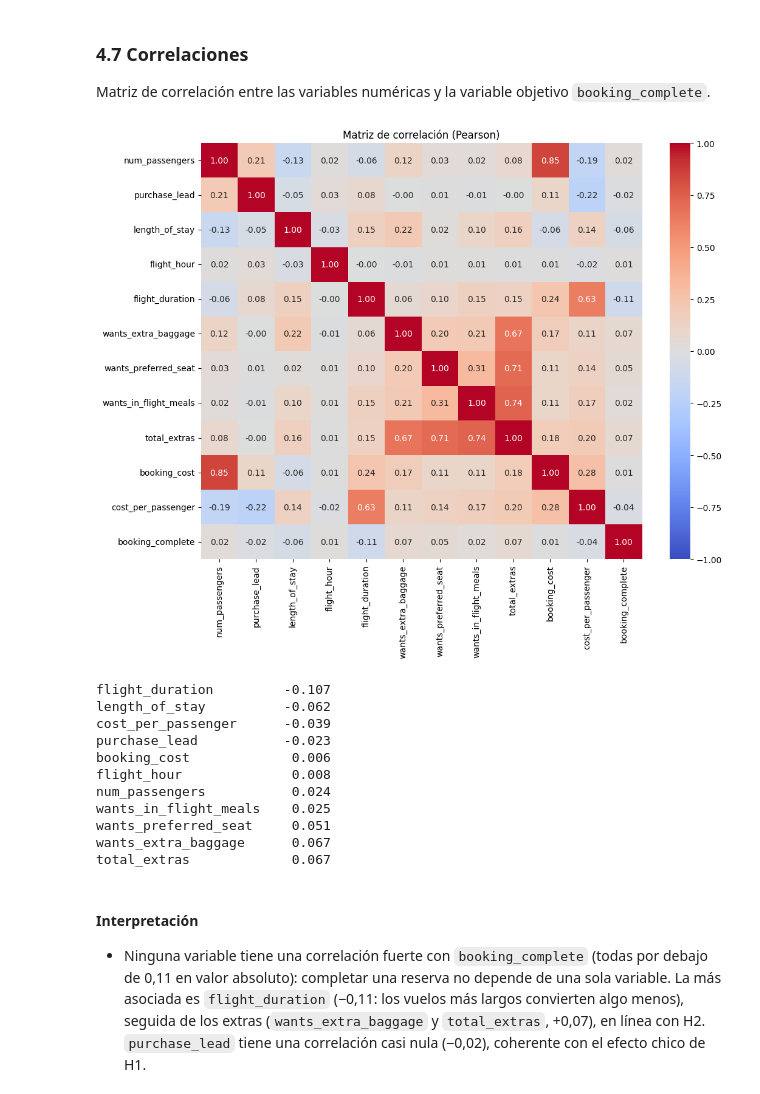
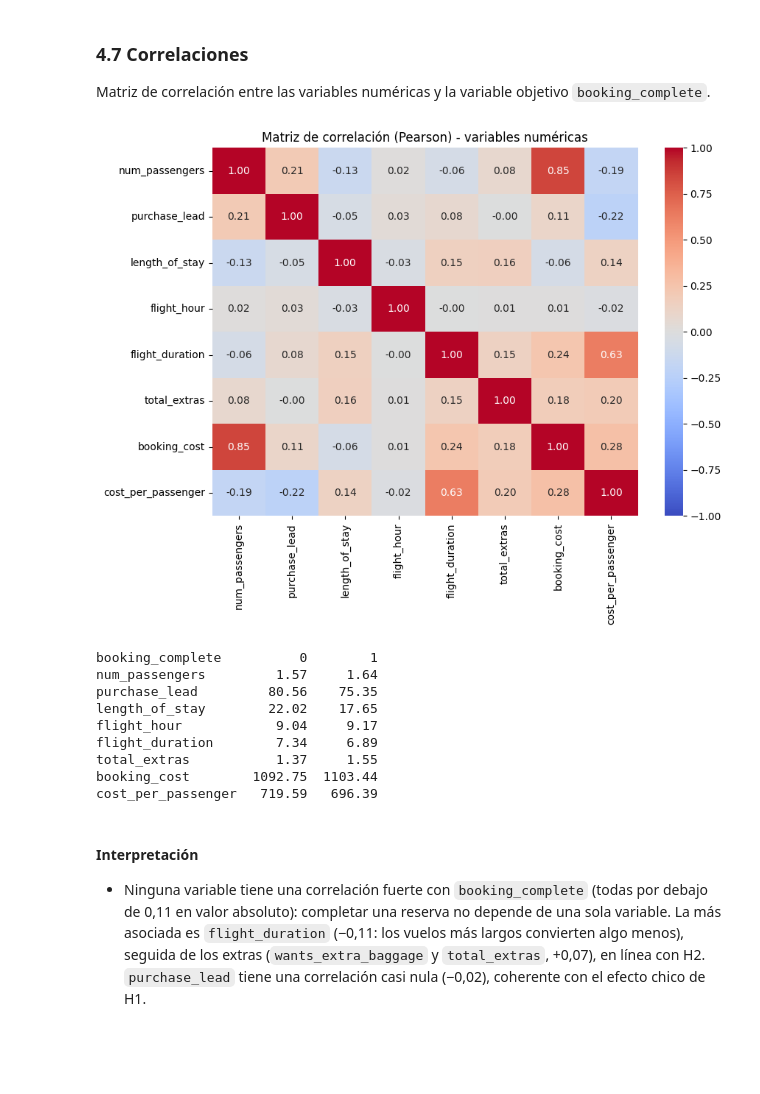
Before and after one commit to federicopintosr/diplomatura-tp-1, a Jupyter notebook: tp1/tp1.ipynb, the cells around one changed output. Cells and saved outputs as stored; diff of their text form; code cells hidden in the pictures; blank space fills up the shorter version.

```diff
--- a/tp1/tp1.ipynb
+++ b/tp1/tp1.ipynb
@@ -862,31 +856,29 @@ plt.show()
 ### 4.7 Correlaciones
 Matriz de correlación entre las variables numéricas y la variable objetivo `booking_complete`.
 # %%
-columnas_corr = ["num_passengers", "purchase_lead", "length_of_stay", "flight_hour", "flight_duration",
-                 "wants_extra_baggage", "wants_preferred_seat", "wants_in_flight_meals", "total_extras",
-                 "booking_cost", "cost_per_passenger", "booking_complete"]
+columnas_corr = ["num_passengers", "purchase_lead", "length_of_stay", "flight_hour",
+                 "flight_duration", "total_extras", "booking_cost", "cost_per_passenger"]
 matriz = df[columnas_corr].corr()
 
-plt.figure(figsize=(11, 9))
+plt.figure(figsize=(9, 7))
 sns.heatmap(matriz, annot=True, fmt=".2f", cmap="coolwarm", center=0, vmin=-1, vmax=1)
-plt.title("Matriz de correlación (Pearson)")
+plt.title("Matriz de correlación (Pearson) - variables numéricas")
 plt.tight_layout()
 plt.show()
 
-print(matriz["booking_complete"].drop("booking_complete").sort_values().round(3).to_string())
+# Relación de las variables numéricas con el objetivo (media por clase)
+print(df.groupby("booking_complete")[columnas_corr].mean().round(2).T.to_string())
 # %% [output]
-[figure, old version]
+[figure, new version]
-flight_duration         -0.107
-length_of_stay          -0.062
-cost_per_passenger      -0.039
-purchase_lead           -0.023
-booking_cost             0.006
-flight_hour              0.008
-num_passengers           0.024
-wants_in_flight_meals    0.025
-wants_preferred_seat     0.051
-wants_extra_baggage      0.067
-total_extras             0.067
+booking_complete          0        1
+num_passengers         1.57     1.64
+purchase_lead         80.56    75.35
+length_of_stay        22.02    17.65
+flight_hour            9.04     9.17
+flight_duration        7.34     6.89
+total_extras           1.37     1.55
+booking_cost        1092.75  1103.44
+cost_per_passenger   719.59   696.39
 # %% [markdown]
 #### Interpretación
 - Ninguna variable tiene una correlación fuerte con `booking_complete` (todas por debajo de 0,11 en valor absoluto):
```
Also changed, not shown: parts of 3 cells of this notebook.
